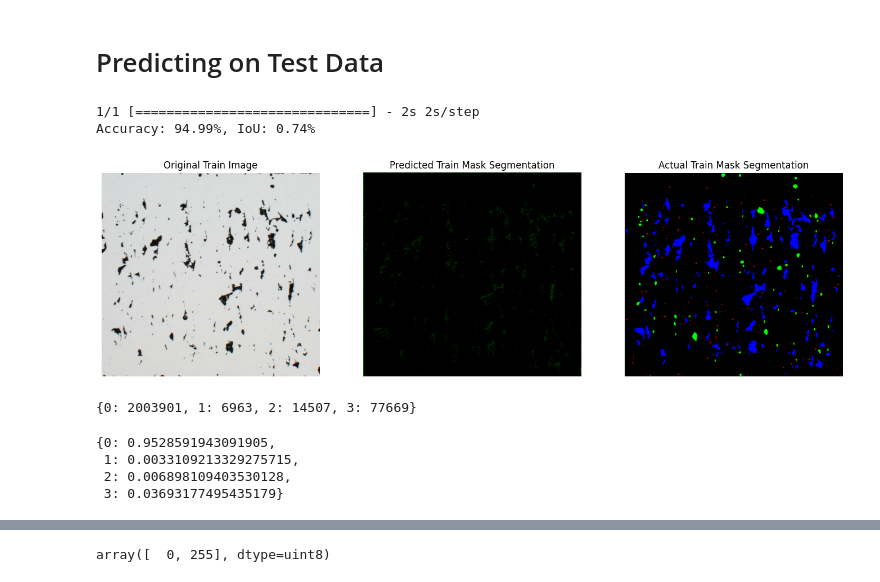
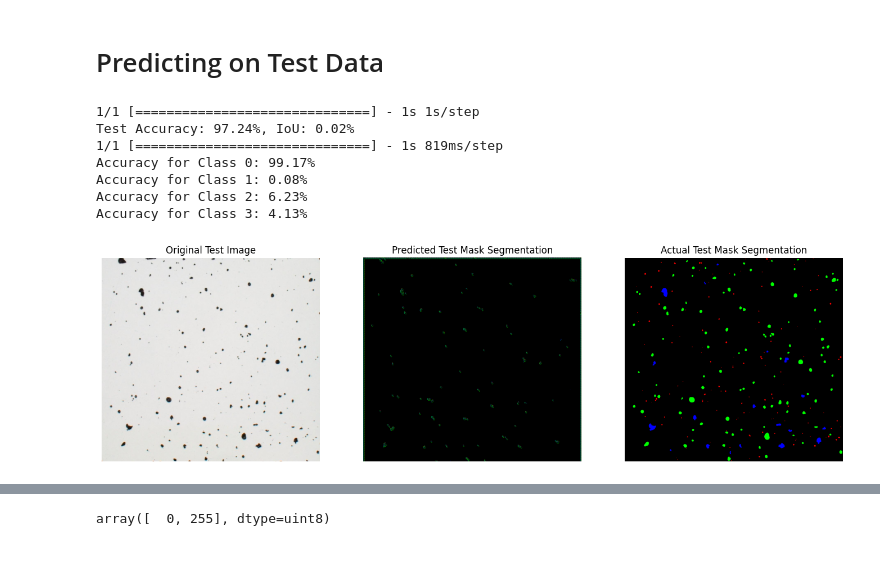
Before and after one commit to saharmahdie/PORTAL_code, a Jupyter notebook: CNN_pixel_segmentation_final.ipynb, the cells around one changed output, grey strips where cells are left out. Drawn from its saved outputs; the diff is of its cells as text; code cells hidden in the pictures.

Commit message:
add each class accuracy and plot the history

```diff
--- a/CNN_pixel_segmentation_final.ipynb
+++ b/CNN_pixel_segmentation_final.ipynb
@@ -278,9 +384,8 @@ from tensorflow.keras import metrics
 
 ### test_images, test_masks
 # Resize the test images to match the input dimensions of the model
-# desired_shape = (1024, 1024)  # Adjust the shape for resizing
 desired_shape = (1060, 992)  # Adjust the shape for resizing
-resized_test_images = np.array([cv2.resize(img, desired_shape) for img in train_images])
+resized_test_images = np.array([cv2.resize(img, desired_shape) for img in test_images])
 
 # Predict on the resized test images
 test_predictions = simple_cnn_model.predict(resized_test_images)
@@ -289,53 +394,55 @@ test_predictions = simple_cnn_model.predict(resized_test_images)
 test_predictions = np.argmax(test_predictions, axis=-1)
 
 # # Reshape predictions to match original image shape
 test_predictions = test_predictions.reshape(resized_test_images.shape[0], *resized_test_images.shape[1:3])
 
 # # Resizing the test masks to match the predictions
-resized_test_masks = np.array([cv2.resize(mask, desired_shape, interpolation=cv2.INTER_NEAREST) for mask in train_masks])
+resized_test_masks = np.array([cv2.resize(mask, desired_shape, interpolation=cv2.INTER_NEAREST) for mask in test_masks])
 
 # # Flattening the predictions and the true masks
 flat_predictions = test_predictions.flatten()
 flat_true_masks = resized_test_masks.flatten()
 
 # # Calculating the accuracy
 accuracy = np.sum(flat_predictions == flat_true_masks) / flat_predictions.size
 
 # # Calculating the intersec over union
 m_iou = metrics.IoU(num_classes=4, target_class_ids=[1, 2, 3])
 m_iou.update_state(y_true=resized_test_masks, y_pred=test_predictions)
 iou = m_iou.result().numpy()
 
-print(f"Accuracy: {accuracy * 100:.2f}%, IoU: {iou*100:.2f}%")
+print(f"Test Accuracy: {accuracy * 100:.2f}%, IoU: {iou:.2f}%")
+
+# Calculate accuracy per class
+class_names = ["Class 0", "Class 1", "Class 2", "Class 3"]
+predictions = simple_cnn_model.predict(resized_test_images)
+predicted_labels = np.argmax(predictions, axis=-1)
+true_labels = resized_test_masks
+for i, class_name in enumerate(class_names):
+    class_mask = (true_labels == i)
+    class_accuracy = np.mean(predicted_labels[class_mask] == true_labels[class_mask])
+    print(f"Accuracy for {class_name}: {class_accuracy * 100:.2f}%")
 
 # Plotting Original and Predicted Images
 fig, ax = plt.subplots(1, 3, figsize=(17, 6))
-ax[0].imshow(train_images[0])
-ax[0].set_title("Original Train Image")
+ax[0].imshow(test_images[0])
+ax[0].set_title("Original Test Image")
 ax[0].axis('off')
 
 ax[1].imshow(add_colors(test_predictions[0]))
-ax[1].set_title("Predicted Train Mask Segmentation")
+ax[1].set_title("Predicted Test Mask Segmentation")
 ax[1].axis('off')
 
-ax[2].imshow(add_colors(train_masks[0]))
-ax[2].set_title("Actual Train Mask Segmentation")
+ax[2].imshow(add_colors(test_masks[0]))
+ax[2].set_title("Actual Test Mask Segmentation")
 ax[2].axis('off')
 plt.show()
 # %% [output]
-1/1 [==============================] - 2s 2s/step
-Accuracy: 94.99%, IoU: 0.74%
+1/1 [==============================] - 1s 1s/step
+Test Accuracy: 97.24%, IoU: 0.02%
+1/1 [==============================] - 1s 819ms/step
+Accuracy for Class 0: 99.17%
+Accuracy for Class 1: 0.08%
+Accuracy for Class 2: 6.23%
+Accuracy for Class 3: 4.13%
-[figure, old version]
+[figure, new version]
-# %%
-uniques, counts = np.unique(resized_test_masks, return_counts=True)
-unique_count = {unique:count for unique, count in zip(uniques, counts)}
-display(unique_count)
-
-unique_count_percent = {unique:count/resized_test_masks.reshape(-1).shape[0] for unique, count in zip(uniques, counts)}
-display(unique_count_percent)
-# %% [output]
-{0: 2003901, 1: 6963, 2: 14507, 3: 77669}
-{0: 0.9528591943091905,
- 1: 0.0033109213329275715,
- 2: 0.006898109403530128,
- 3: 0.03693177495435179}
```
Also changed, not shown: parts of 13 cells of this notebook.
